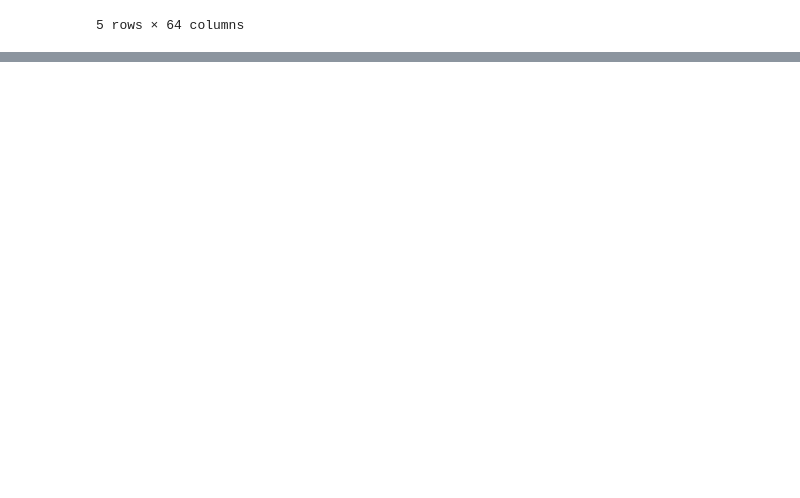
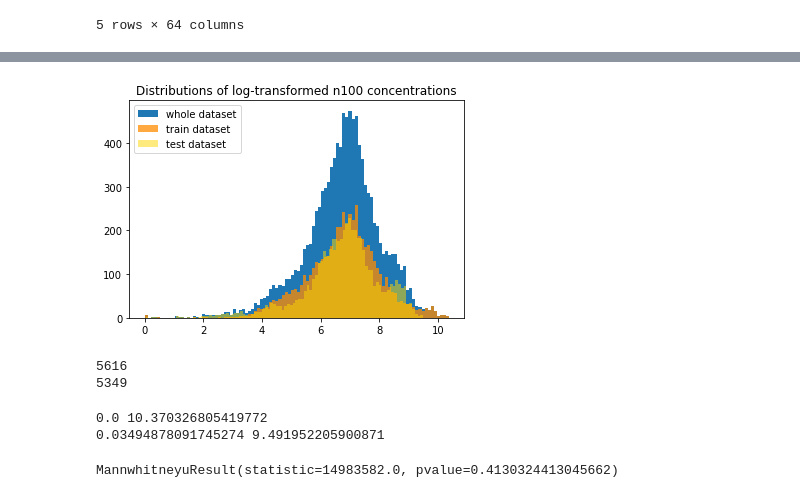
Before and after one commit to ellarauth/CCN-proxy-modeling, a Jupyter notebook: modelling.ipynb, the cells around one changed output, grey strips where cells are left out. Drawn from its saved outputs; the diff is of its cells as text; code cells hidden in the pictures; blank space fills up the shorter version.

```diff
--- a/modelling.ipynb
+++ b/modelling.ipynb
@@ -324,0 +418,24 @@ RMSLE:   0.9058471496671713             RMSLE (log-transformed data):    0.14135
+# %%
+plt.hist(data.n100_log, bins=100, label='whole dataset');
+plt.hist(train_data.n100_log, bins=100, label='train dataset', alpha=0.75, color='darkorange')
+plt.hist(test_data.n100_log, bins=100, label='test dataset', alpha=0.5, color='gold')
+plt.title('Distributions of log-transformed n100 concentrations')
+plt.legend();
+# %% [output]
+[figure, added]
+# %%
+print(len(train_data.n100_log))
+print(len(test_data.n100_log))
+# %% [output]
+5616
+5349
+# %%
+print(min(train_data.n100_log), max(train_data.n100_log))
+print(min(test_data.n100_log), max(test_data.n100_log))
+# %% [output]
+0.0 10.370326805419772
+0.03494878091745274 9.491952205900871
+# %%
+mannwhitneyu(train_data.n100_log, test_data.n100_log)
+# %% [output]
+MannwhitneyuResult(statistic=14983582.0, pvalue=0.4130324413045662)
```
Also changed, not shown: parts of 13 cells of this notebook, 1 other file.
